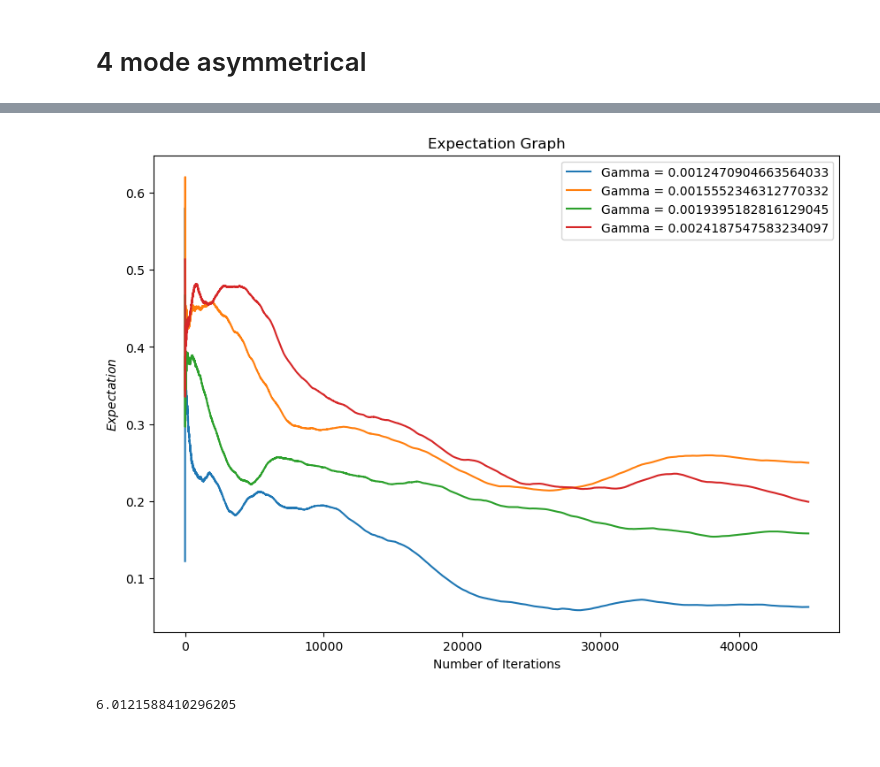
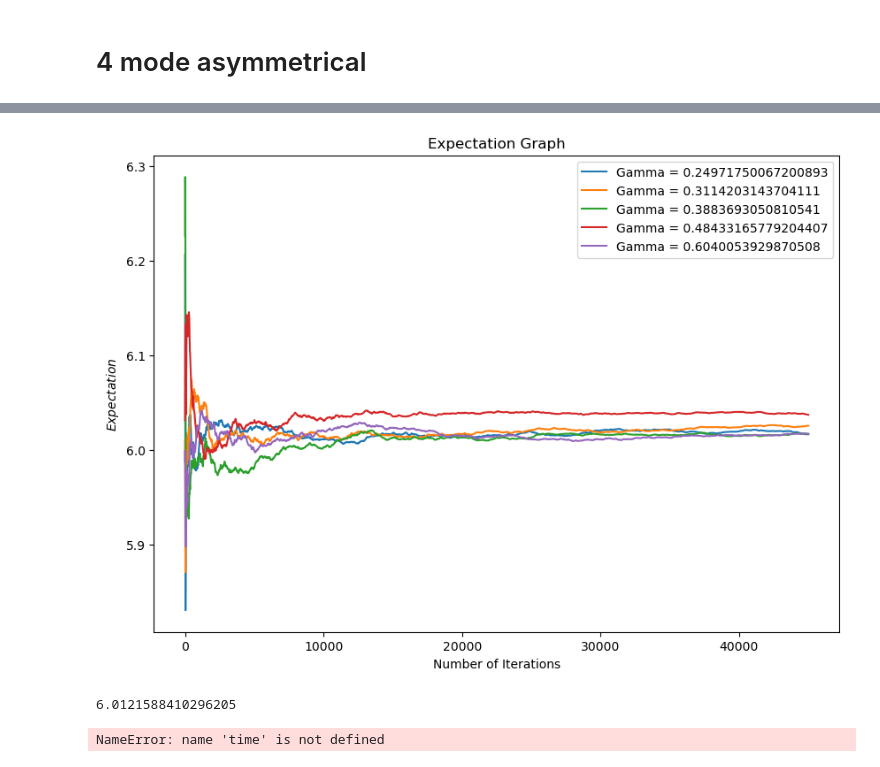
Before and after one commit to ktadgh/Langevin-Dynamics, a Jupyter notebook: OBABO.ipynb, the cells around one changed output, grey strips where cells are left out. Saved outputs shown, nothing was run; the diff lists cells and outputs as text; code cells hidden in the pictures.

Commit message:
Fixed BAOAB

```diff
--- a/OBABO.ipynb
+++ b/OBABO.ipynb
@@ -188,16 +247,19 @@ NameError: name 'OBABO_3' is not defined
 # %%
 @jit(nopython=True)
 def potential_4(x):
-    return -np.log( np.exp(-2*(x-1)**2) + 2*np.exp(-3*(x+1.1)**2) + 1.5*np.exp(-2*(x+3)**2) + np.exp(-2*(x-3)**2) )
+    return -np.log( np.exp(-2*(x-1)**2) + 2*np.exp(-3*(x+1.1)**2) + 1.5*np.exp(-(x+3)**2) + np.exp(-(x-3)**2) )
 
 @jit(nopython=True)
 def force_4(x):
-    r = -4*(x-1)*np.exp(-2*(x-1)**2)  -2*4*(x+1)*np.exp(-3*(x+1)**2)  -1.5*4*(x+3)*np.exp(-2*(x+3)**2) -4*(x-3)*np.exp(-2*(x-3)**2)
-    F = r/(np.exp(-2*(x-1)**2) + 2*np.exp(-3*(x+1.1)**2) + 1.5*np.exp(-2*(x+3)**2) + np.exp(-2*(x-3)**2))
+    r = -4*(x-1)*np.exp(-2*(x-1)**2)  -2*6*(x+1.1)*np.exp(-3*(x+1.1)**2)  -1.5*2*(x+3)*np.exp(-(x+3)**2) -2*(x-3)*np.exp(-(x-3)**2)
+    F = r/(np.exp(-2*(x-1)**2) + 2*np.exp(-3*(x+1.1)**2) + 1.5*np.exp(-(x+3)**2) + np.exp(-(x-3)**2))
     return F
 
 obabo_step_4 = jf.make_obabo(force_4)
 OBABO_4 = jf.Scheme(obabo_step_4, force_4, potential_4)
+
+baoab_step_4 = jf.make_baoab(force_4)
+BAOAB_4 = jf.Scheme(baoab_step_4, force_4, potential_4)
 # %%
 start_time =time.time()
 OBABO_4.friction_graph(20000, 0.01, 100, gammas,q_init = np.random.normal(size =1000), p_init =np.random.normal(size = 1000) )
@@ -212,7 +275,7 @@ end_time = time.time()
 print(f"Time Elapsed: {end_time-start_time}")
 # %%
 start_time =time.time()
-OBABO_4.expectation_graph(potential_4,50000, 0.1,1000, big_logs[1:5],q_init = np.random.normal(size =10), p_init =np.random.normal(size = 10))
+OBABO_4.expectation_graph(jf.square,50000, 0.1,1000, big_logs[25:30],q_init = np.random.normal(size =1000), p_init =np.random.normal(size = 1000))
 end_time = time.time()
 print(f"Time Elapsed: {end_time-start_time}")
 # %% [output]
@@ -220,2 +283,2 @@ Time Elapsed: 76.92914533615112
-[figure, old version]
+[figure, new version]
 # %%
@@ -229,5 +293,12 @@ true_val = 46.48/7.731
 print(true_val)
 # %% [output]
 6.0121588410296205
+# %%
+start_time =time.time()
+OBABO_4.avg_convergence_time_graph("Number of steps to reach convergence for OBABO3",0.15, jf.square, potential_val, 0.01, big_logs[10:40],q_init = np.random.normal(size =1000), p_init =np.random.normal(size = 1000))
+end_time = time.time()
+print(f"Time Elapsed: {end_time-start_time}")
+# %% [output]
+NameError: name 'time' is not defined
 # %%
 start_time =time.time()
```
Also changed, not shown: parts of 26 cells of this notebook, 2 other files.
